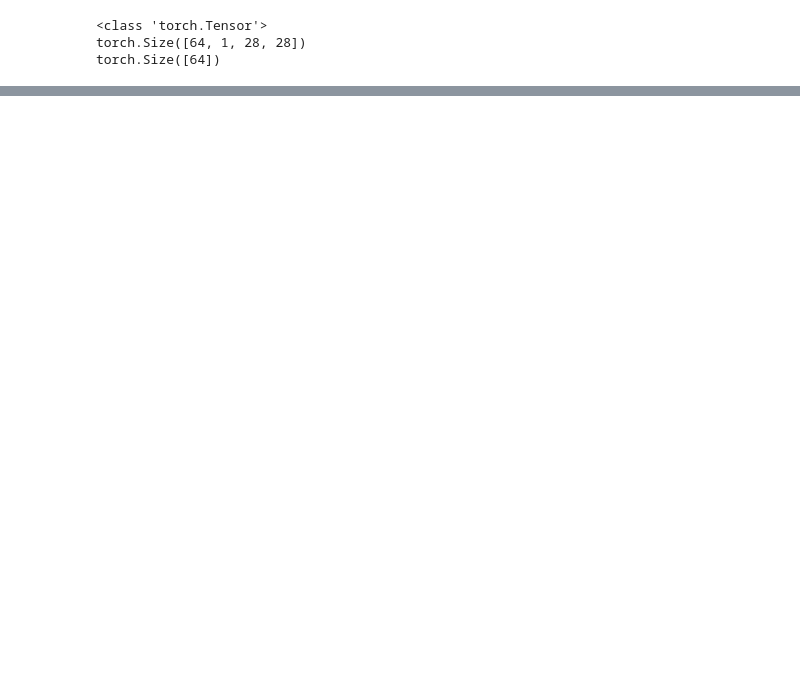
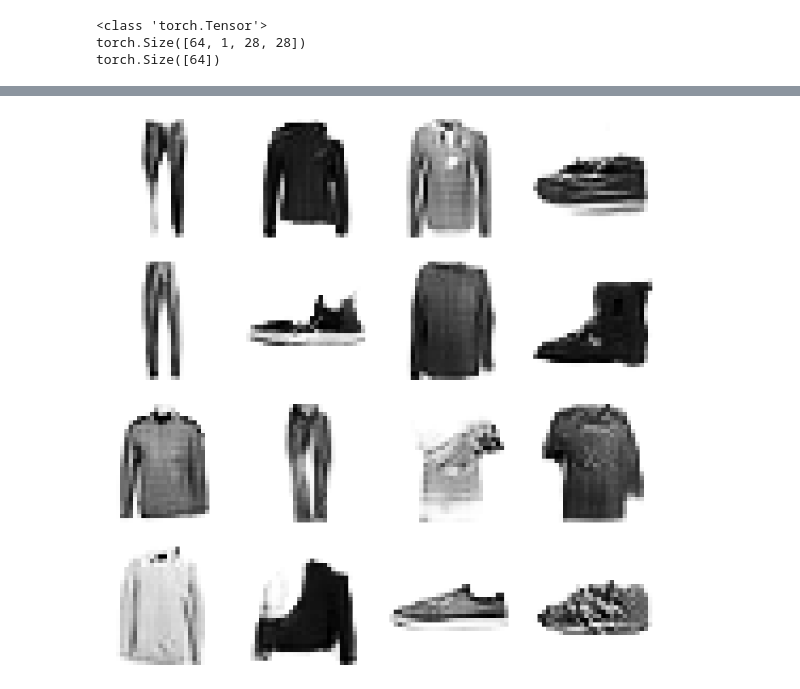
Before and after one commit to Dopo0/Project-deep-unsupervised-learning, a Jupyter notebook: GAN_2.ipynb, the cells around one changed output, grey strips where cells are left out. Saved outputs shown, nothing was run; the diff lists cells and outputs as text; code cells hidden in the pictures; blank space fills up the shorter version.

```diff
--- a/GAN_2.ipynb
+++ b/GAN_2.ipynb
@@ -115,7 +115,7 @@ generator = Generator().to(device)
 discriminator = Discriminator().to(device)
 # %%
 # Training settings
-num_epochs = 50  # Number of epochs to train for
+num_epochs = 150  # Number of epochs to train for
 batch_size = 64  # Batch size
 noise_dimension = 100  # Dimension of the noise vector
 data_loader = trainLoader
@@ -187,0 +197,19 @@ plot_fake_images(generator, noise_dimension, device)
+# %%
+def plot_fake_images(generator, noise_dimension, device):
+    noise = torch.randn(16, noise_dimension, device=device)
+    with torch.no_grad():
+        fake_images = generator(noise).reshape(-1, 1, 28, 28)
+        fake_images = fake_images.cpu().detach().numpy()
+
+    fig, axes = plt.subplots(4, 4, figsize=(10, 10))
+    for i, ax in enumerate(axes.flatten()):
+        img = fake_images[i].transpose(1, 2, 0)
+        img = ((img - img.min()) * (1 / (img.max() - img.min()) * 255)).astype(np.uint8)
+        ax.imshow(img, cmap='gray_r')
+        ax.axis('off')
+    plt.show()
+
+# Call the function to plot the fake images
+plot_fake_images(generator, noise_dimension, device)
+# %% [output]
+[figure, added]
```
Also changed, not shown: parts of 3 cells of this notebook.
